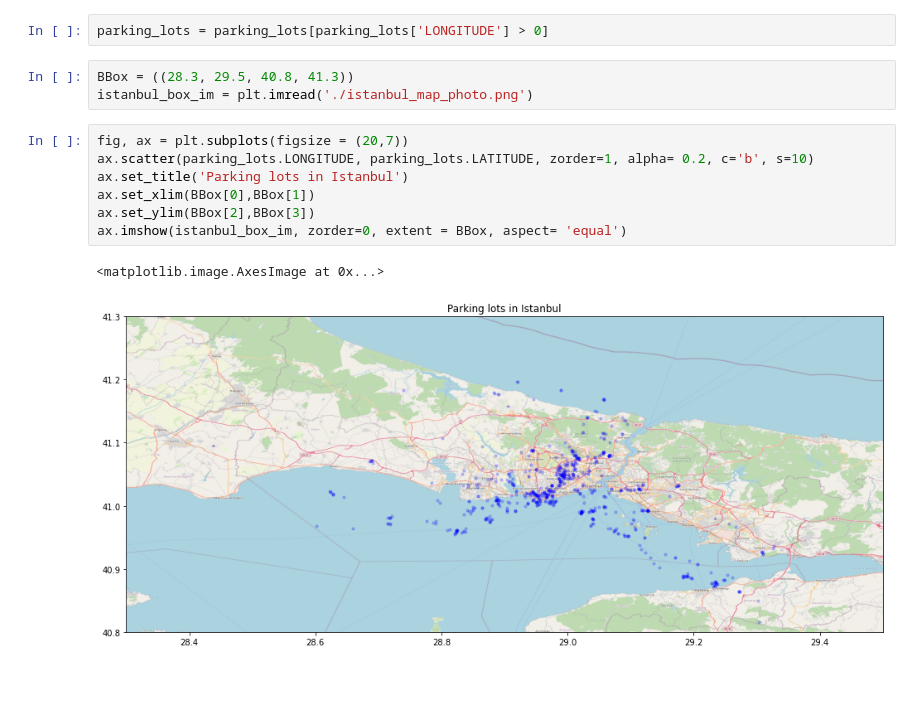
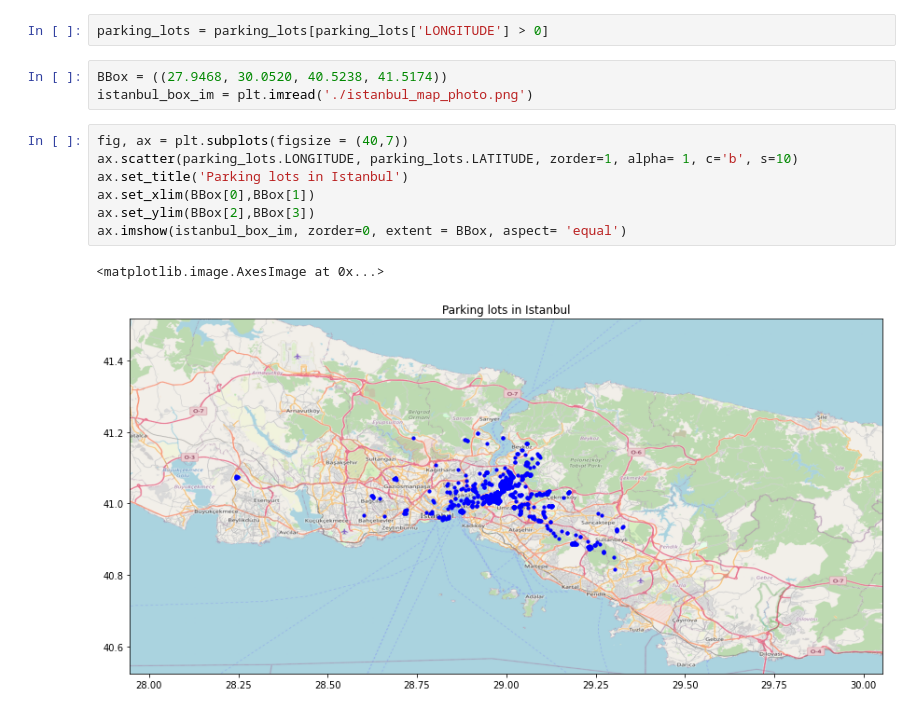
Before and after one commit to tasozgurcem11/Istanbul-municipality-data, a Jupyter notebook: visualize.ipynb, the cells around one changed output. Cells and saved outputs as stored; diff of their text form; blank space fills up the shorter version.

```diff
--- a/visualize.ipynb
+++ b/visualize.ipynb
@@ -74,15 +74,15 @@ fig.show()
 # %%
 parking_lots = parking_lots[parking_lots['LONGITUDE'] > 0]
 # %%
-BBox = ((28.3, 29.5, 40.8, 41.3))
+BBox = ((27.9468, 30.0520, 40.5238, 41.5174))
 istanbul_box_im = plt.imread('./istanbul_map_photo.png')
 # %%
-fig, ax = plt.subplots(figsize = (20,7))
-ax.scatter(parking_lots.LONGITUDE, parking_lots.LATITUDE, zorder=1, alpha= 0.2, c='b', s=10)
+fig, ax = plt.subplots(figsize = (40,7))
+ax.scatter(parking_lots.LONGITUDE, parking_lots.LATITUDE, zorder=1, alpha= 1, c='b', s=10)
 ax.set_title('Parking lots in Istanbul')
 ax.set_xlim(BBox[0],BBox[1])
 ax.set_ylim(BBox[2],BBox[3])
 ax.imshow(istanbul_box_im, zorder=0, extent = BBox, aspect= 'equal')
 # %% [output]
 <matplotlib.image.AxesImage at 0x...>
-[figure, old version]
+[figure, new version]
```
